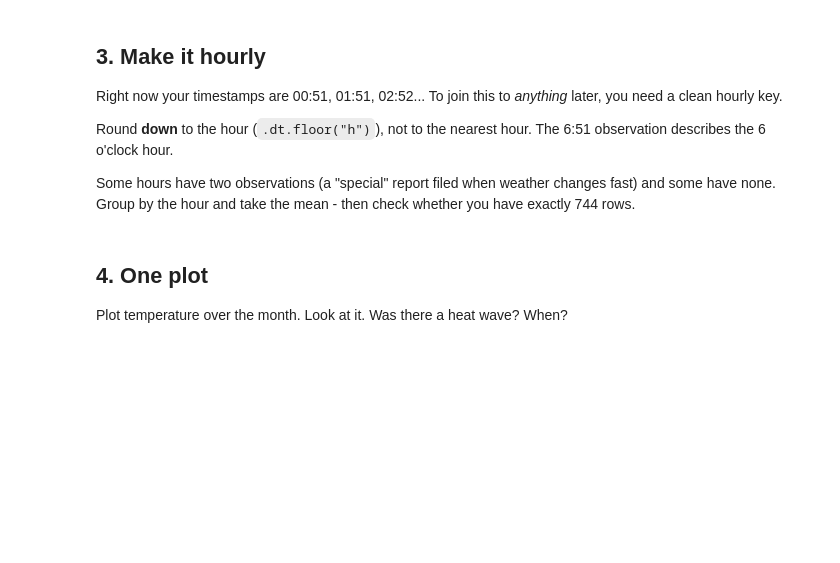
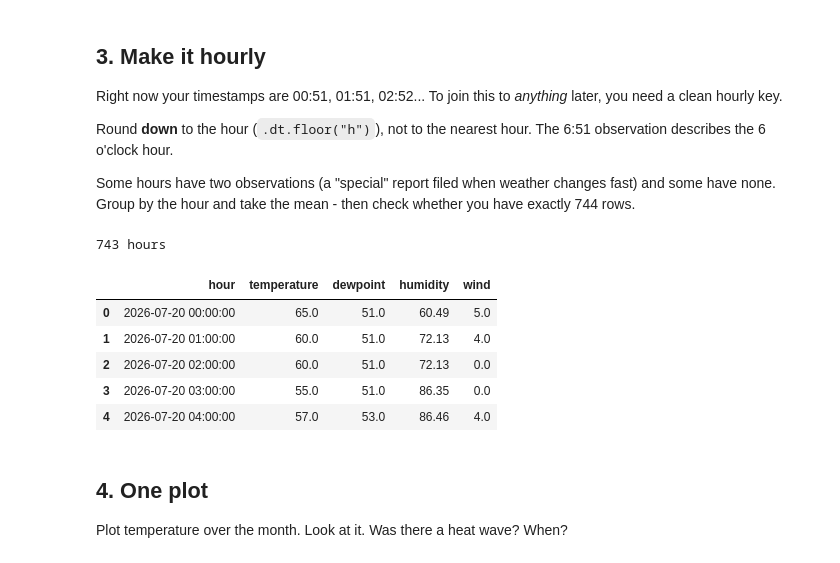
Before and after one commit to praveen1619/opim5512-qyj25002-jpe03001-hartford, a Jupyter notebook: Lab1_A_Weather_Starter.ipynb, the cells around one changed output. Cells and saved outputs as stored; diff of their text form; code cells hidden in the pictures; blank space fills up the shorter version.

```diff
--- a/Lab1_A_Weather_Starter.ipynb
+++ b/Lab1_A_Weather_Starter.ipynb
@@ -119,20 +150,28 @@ have none. Group by the hour and take the mean - then check whether you have exa
 # %%
 # TODO: round the observation times DOWN to the hour.
 # The join key must be called `hour` - that one name is fixed by the lab.
-wx["hour"] = ...
+wx["hour"] = pd.to_datetime(wx["valid"]).dt.floor("h")
 
 # TODO: collapse to one row per hour, and name your columns using YOUR CONTRACT.
 # The names below are placeholders - replace them with what you and your partner
 # agreed on and wrote into the README. House style: lowercase, snake_case, unit
 # in the name where a reader could guess wrong.
 hourly = (wx.groupby("hour", as_index=False)
-            .agg(YOUR_TEMP_NAME=("tmpf", "mean"),
-                 YOUR_DEWPOINT_NAME=("dwpf", "mean"),
-                 YOUR_HUMIDITY_NAME=("relh", "mean"),
-                 YOUR_WIND_NAME=("sknt", "mean")))
+            .agg(temperature=("tmpf", "mean"),
+                 dewpoint=("dwpf", "mean"),
+                 humidity=("relh", "mean"),
+                 wind=("sknt", "mean")))
 
 print(len(hourly), "hours")   # July 20 - Aug 19 is 744 hours. Do you have all of them?
 hourly.head()
+# %% [output]
+743 hours
+|  | hour | temperature | dewpoint | humidity | wind |
+| 0 | 2026-07-20 00:00:00 | 65.0 | 51.0 | 60.49 | 5.0 |
+| 1 | 2026-07-20 01:00:00 | 60.0 | 51.0 | 72.13 | 4.0 |
+| 2 | 2026-07-20 02:00:00 | 60.0 | 51.0 | 72.13 | 0.0 |
+| 3 | 2026-07-20 03:00:00 | 55.0 | 51.0 | 86.35 | 0.0 |
+| 4 | 2026-07-20 04:00:00 | 57.0 | 53.0 | 86.46 | 4.0 |
 # %%
 # Tripwire - this cell FAILS on purpose until you rename the columns above.
 # The placeholders are valid pandas syntax, so without this check they run
```
Also changed, not shown: parts of 7 cells of this notebook.
